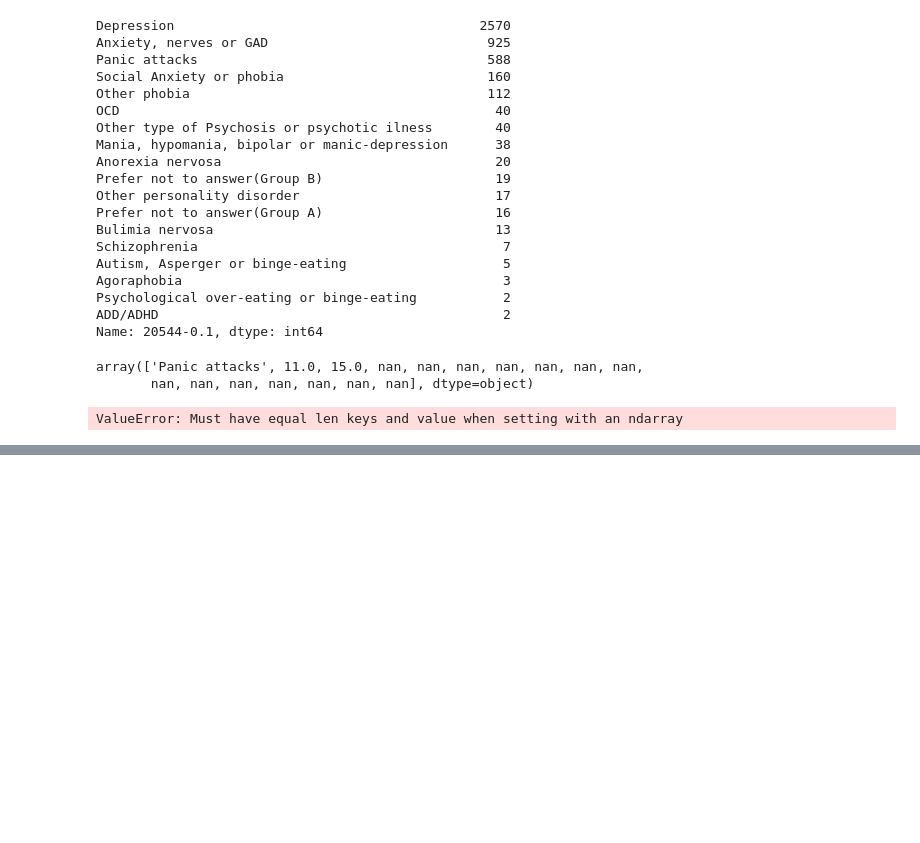
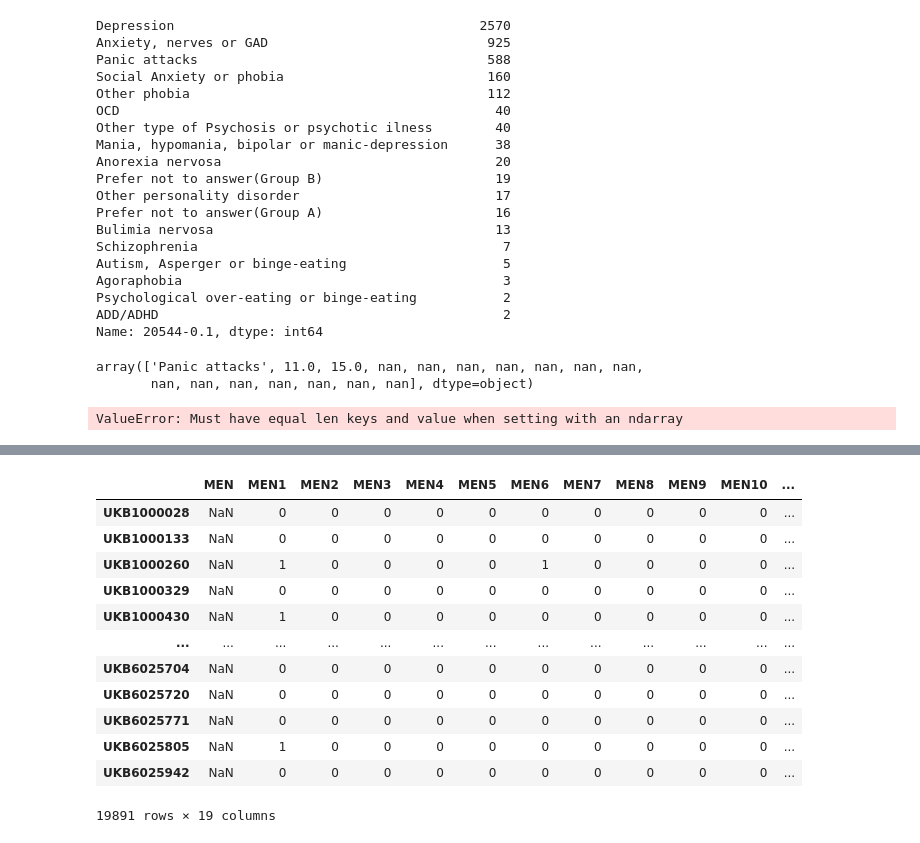
Before and after one commit to kamilest/brain-age-gnn, a Jupyter notebook: notebooks/verify_custom_similarity.ipynb, the cells around one changed output, grey strips where cells are left out. Drawn from its saved outputs; the diff is of its cells as text; code cells hidden in the pictures; blank space fills up the shorter version.

```diff
--- a/notebooks/verify_custom_similarity.ipynb
+++ b/notebooks/verify_custom_similarity.ipynb
@@ -356,3 +356,24 @@ array(['Panic attacks', 11.0, 15.0, nan, nan, nan, nan, nan, nan, nan,
 mental.loc[subject_id, Phenotype.MENTAL_HEALTH.value] = mental.loc[subject_id].to_numpy()
 # %% [output]
 ValueError: Must have equal len keys and value when setting with an ndarray
+# %%
+mental_to_code = {'Depression': 11,
+ 'Anxiety, nerves or GAD': 15,
+ 'Panic attacks': 6,
+ 'Social Anxiety or phobia': 1,
+ 'Other phobia': 5,
+ 'OCD': 7,
+ 'Other type of Psychosis or psychotic ilness': 3,
+ 'Mania, hypomania, bipolar or manic-depression': 10,
+ 'Anorexia nervosa': 16,
+ 'Prefer not to answer(Group B)': -819,
+ 'Other personality disorder': 4,
+ 'Prefer not to answer(Group A)': -818,
+ 'Bulimia nervosa': 12,
+ 'Schizophrenia': 2,
+ 'Autism, Asperger or binge-eating': 14,
+ 'Agoraphobia': 17,
+ 'Psychological over-eating or binge-eating': 13,
+ 'ADD/ADHD': 18}
+# %%
+mental.loc[:, '20544-0.1'] = mental['20544-0.1'].apply(lambda x: mental_to_code[x] if x in mental_to_code.keys() else None)
@@ -358,0 +424,2 @@ ValueError: Must have equal len keys and value when setting with an ndarray
+# %%
+mental.drop(['MEN' + str(i) for i in range(1, 19)], axis=1, inplace=True)
@@ -358,0 +442,5 @@ ValueError: Must have equal len keys and value when setting with an ndarray
+# %%
+si = phenotype_processed.index.to_series()
+for i in range(1, 19):
+    mental.loc[:, Phenotype.MENTAL_HEALTH.value + str(i)] = si.apply(lambda s: 1 if i in mental.loc[s].to_numpy() else 0)
+mental
@@ -358,0 +461,16 @@ ValueError: Must have equal len keys and value when setting with an ndarray
+# %%
+mental_lookup = mental.drop(['20544-0.' + str(i) for i in range(1, 17)], axis=1)
+# %% [output]
+|  | MEN | MEN1 | MEN2 | MEN3 | MEN4 | MEN5 | MEN6 | MEN7 | MEN8 | MEN9 | MEN10 | ... |
+| UKB1000028 | NaN | 0 | 0 | 0 | 0 | 0 | 0 | 0 | 0 | 0 | 0 | ... |
+| UKB1000133 | NaN | 0 | 0 | 0 | 0 | 0 | 0 | 0 | 0 | 0 | 0 | ... |
+| UKB1000260 | NaN | 1 | 0 | 0 | 0 | 0 | 1 | 0 | 0 | 0 | 0 | ... |
+| UKB1000329 | NaN | 0 | 0 | 0 | 0 | 0 | 0 | 0 | 0 | 0 | 0 | ... |
+| UKB1000430 | NaN | 1 | 0 | 0 | 0 | 0 | 0 | 0 | 0 | 0 | 0 | ... |
+| ... | ... | ... | ... | ... | ... | ... | ... | ... | ... | ... | ... | ... |
+| UKB6025704 | NaN | 0 | 0 | 0 | 0 | 0 | 0 | 0 | 0 | 0 | 0 | ... |
+| UKB6025720 | NaN | 0 | 0 | 0 | 0 | 0 | 0 | 0 | 0 | 0 | 0 | ... |
+| UKB6025771 | NaN | 0 | 0 | 0 | 0 | 0 | 0 | 0 | 0 | 0 | 0 | ... |
+| UKB6025805 | NaN | 1 | 0 | 0 | 0 | 0 | 0 | 0 | 0 | 0 | 0 | ... |
+| UKB6025942 | NaN | 0 | 0 | 0 | 0 | 0 | 0 | 0 | 0 | 0 | 0 | ... |
+19891 rows × 19 columns
```
Also changed, not shown: parts of 14 cells of this notebook.
